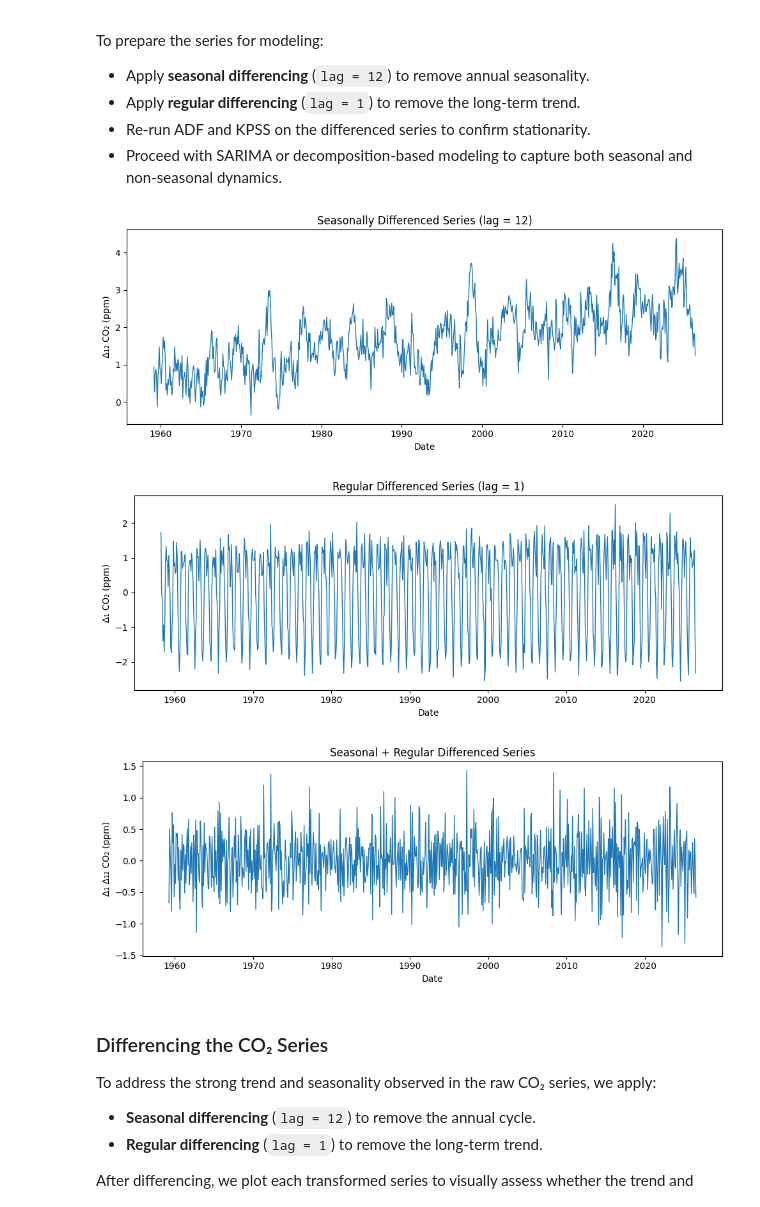
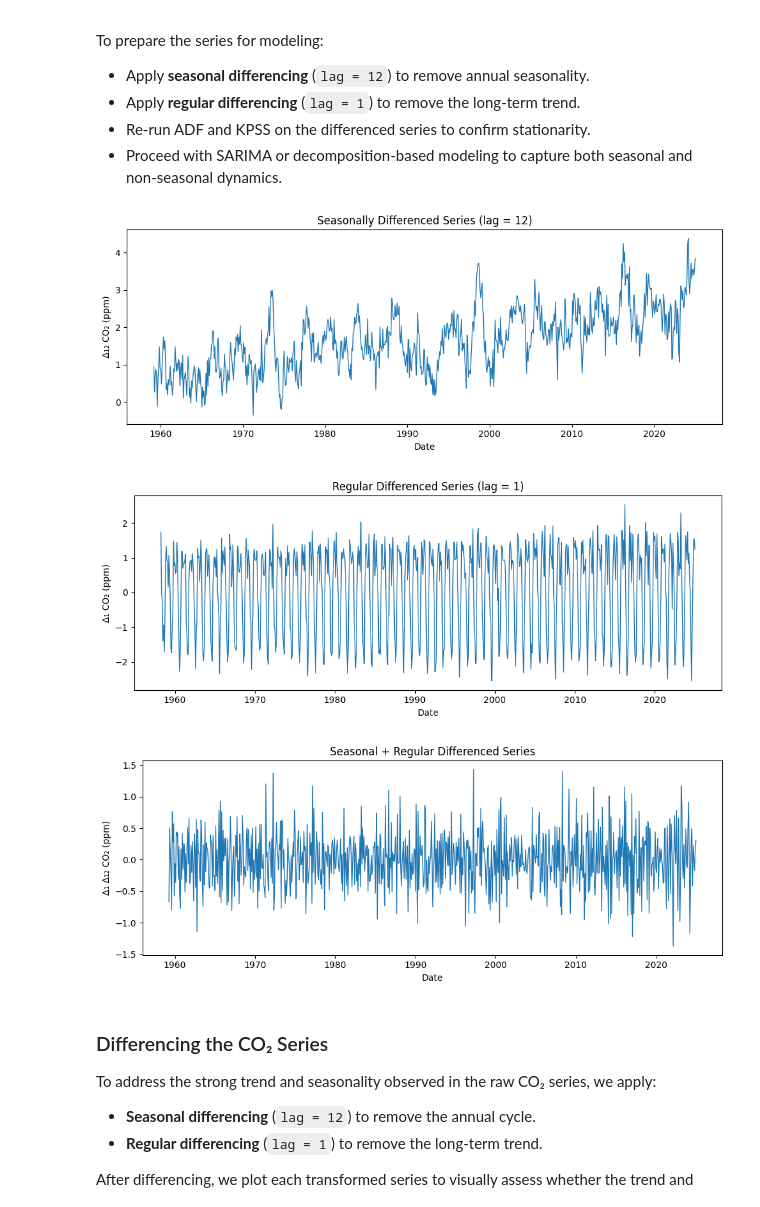
Before and after one commit to the-paulbear/noaa-greenhouse-gas-forecasting, a Jupyter notebook: CO2.ipynb, the cells around one changed output. Cells and saved outputs as stored; diff of their text form; code cells hidden in the pictures.

```diff
--- a/CO2.ipynb
+++ b/CO2.ipynb
@@ -29,3 +29,19 @@ date
 1958-05-01 -0.99
 1958-06-01 -0.99
 1958-07-01 -0.99
+# %%
+# Number of months to hold out
+holdout_months = 18
+
+# Split the data
+train = df.iloc[:-holdout_months].copy()
+holdout = df.iloc[-holdout_months:].copy()
+
+# Check the split
+print("Training data:")
+print(train.index.min(), "to", train.index.max())
+print(f"Number of observations: {len(train)}")
+
+print("\nHoldout data:")
+print(holdout.index.min(), "to", holdout.index.max())
+print(f"Number of observations: {len(holdout)}")
@@ -162,42 +186,42 @@ To prepare the series for modeling:
 # %%
 import matplotlib.pyplot as plt
 
 # --- Seasonal differencing (lag 12) ---
-df["diff_seasonal"] = df["average"].diff(12)
+train["diff_seasonal"] = train["average"].diff(12)
 
 plt.figure(figsize=(10, 4))
-plt.plot(df["diff_seasonal"], linewidth=1)
+plt.plot(train["diff_seasonal"], linewidth=1)
 plt.title("Seasonally Differenced Series (lag = 12)")
 plt.xlabel("Date")
 plt.ylabel("Δ₁₂ CO₂ (ppm)")
 plt.tight_layout()
 plt.show()
 
 # --- Regular differencing (lag 1) ---
-df["diff_regular"] = df["average"].diff(1)
+train["diff_regular"] = train["average"].diff(1)
 
 plt.figure(figsize=(10, 4))
-plt.plot(df["diff_regular"], linewidth=1)
+plt.plot(train["diff_regular"], linewidth=1)
 plt.title("Regular Differenced Series (lag = 1)")
 plt.xlabel("Date")
 plt.ylabel("Δ₁ CO₂ (ppm)")
 plt.tight_layout()
 plt.show()
 
 # --- Combined differencing: seasonal + regular ---
-df["diff_both"] = df["average"].diff(12).diff(1)
+train["diff_both"] = train["average"].diff(12).diff(1)
 
 plt.figure(figsize=(10, 4))
-plt.plot(df["diff_both"], linewidth=1)
+plt.plot(train["diff_both"], linewidth=1)
 plt.title("Seasonal + Regular Differenced Series")
 plt.xlabel("Date")
 plt.ylabel("Δ₁ Δ₁₂ CO₂ (ppm)")
 plt.tight_layout()
 plt.show()
 # %% [output]
-[figure, old version]
+[figure, new version]
-[figure, old version]
+[figure, new version]
-[figure, old version]
+[figure, new version]
 # %% [markdown]
 ### Differencing the CO₂ Series
 
```
Also changed, not shown: parts of 18 cells of this notebook.
